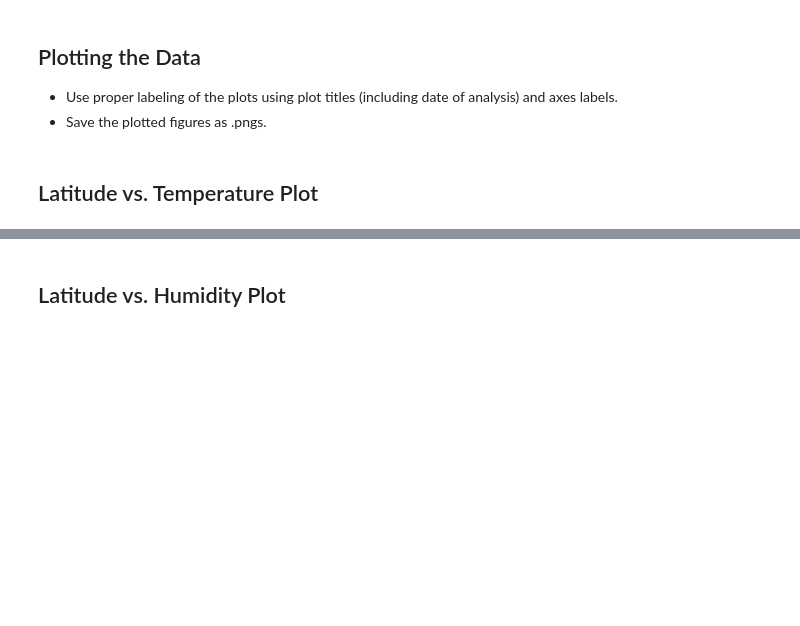
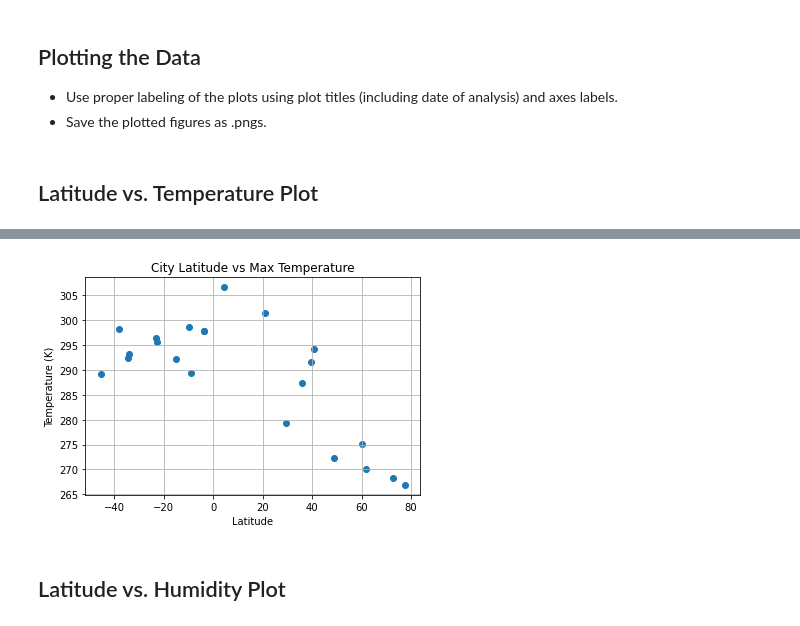
Before and after one commit to mandie021/python-api-challenge, a Jupyter notebook: WeatherPy.ipynb, the cells around one changed output, grey strips where cells are left out. Saved outputs shown, nothing was run; the diff lists cells and outputs as text; code cells hidden in the pictures; blank space fills up the shorter version.

```diff
--- a/WeatherPy.ipynb
+++ b/WeatherPy.ipynb
@@ -169,14 +169,6 @@ Processing Record 10 | khatanga
 * Display the DataFrame
 # %%
 #create DF City	Lat	Lng	Max Temp	Humidity	Cloudiness	Wind Speed	Country	Date
-weather_df = pd.DataFrame({"City" : city_name,
-                                    "Latitude": lat,
-                                    "Longitude": lng,
-                                    "Max Temp": maxtemp,
-                                    "Humidity": humidity,
-                                    "Cloudiness": cloudiness,
-                                    "Wind Speed" : windspeed,
-                                    "Country": country,
-                                    "Date": date})
-weather
+weather_df = pd.DataFrame(weather)
+weather_df
 # %% [output]
@@ -233,2 +249,19 @@ Int64Index([], dtype='int64')
+# %%
+#plot lat vs max tep scatter plot
+plt.scatter(weather_df["Latitude"], weather_df["Max Temp"], marker = "o")
+
+#charting labels and grid
+plt.title("City Latitude vs Max Temperature")
+plt.ylabel("Temperature (K)")
+plt.xlabel("Latitude")
+plt.grid(True)
+
+#save the figure
+#plt.savefig("Lat_MaxTemp.png")
+
+#show plt
+plt.show()
+# %% [output]
+[figure, added]
 # %% [markdown]
 ## Latitude vs. Humidity Plot
```
Also changed, not shown: parts of 35 cells of this notebook, 1 other file.
